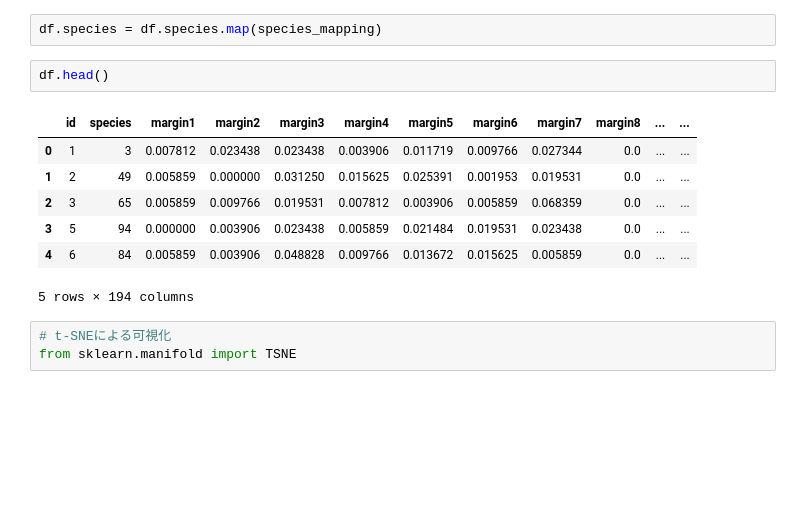
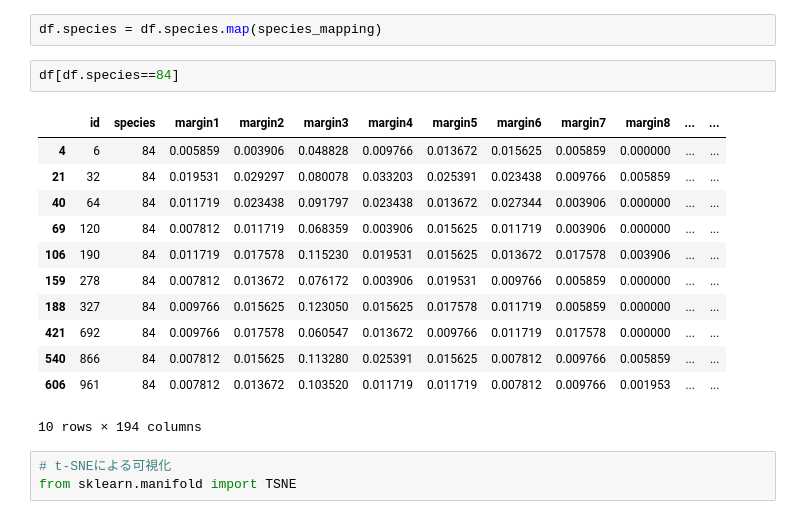
Before and after one commit to zukako0930/Leaf_Classification, a Jupyter notebook: data_check.ipynb, the cells around one changed output. Cells and saved outputs as stored; diff of their text form; blank space fills up the shorter version.

```diff
--- a/data_check.ipynb
+++ b/data_check.ipynb
@@ -71,16 +71,21 @@ plt.show()
 [figure]
 # %%
 df.species = df.species.map(species_mapping)
-# %%
-df.head()
-# %% [output]
-|  | id | species | margin1 | margin2 | margin3 | margin4 | margin5 | margin6 | margin7 | margin8 | ... | ... |
-| 0 | 1 | 3 | 0.007812 | 0.023438 | 0.023438 | 0.003906 | 0.011719 | 0.009766 | 0.027344 | 0.0 | ... | ... |
-| 1 | 2 | 49 | 0.005859 | 0.000000 | 0.031250 | 0.015625 | 0.025391 | 0.001953 | 0.019531 | 0.0 | ... | ... |
-| 2 | 3 | 65 | 0.005859 | 0.009766 | 0.019531 | 0.007812 | 0.003906 | 0.005859 | 0.068359 | 0.0 | ... | ... |
-| 3 | 5 | 94 | 0.000000 | 0.003906 | 0.023438 | 0.005859 | 0.021484 | 0.019531 | 0.023438 | 0.0 | ... | ... |
-| 4 | 6 | 84 | 0.005859 | 0.003906 | 0.048828 | 0.009766 | 0.013672 | 0.015625 | 0.005859 | 0.0 | ... | ... |
-5 rows × 194 columns
+# %%
+df[df.species==84]
+# %% [output]
+|  | id | species | margin1 | margin2 | margin3 | margin4 | margin5 | margin6 | margin7 | margin8 | ... | ... |
+| 4 | 6 | 84 | 0.005859 | 0.003906 | 0.048828 | 0.009766 | 0.013672 | 0.015625 | 0.005859 | 0.000000 | ... | ... |
+| 21 | 32 | 84 | 0.019531 | 0.029297 | 0.080078 | 0.033203 | 0.025391 | 0.023438 | 0.009766 | 0.005859 | ... | ... |
+| 40 | 64 | 84 | 0.011719 | 0.023438 | 0.091797 | 0.023438 | 0.013672 | 0.027344 | 0.003906 | 0.000000 | ... | ... |
+| 69 | 120 | 84 | 0.007812 | 0.011719 | 0.068359 | 0.003906 | 0.015625 | 0.011719 | 0.003906 | 0.000000 | ... | ... |
+| 106 | 190 | 84 | 0.011719 | 0.017578 | 0.115230 | 0.019531 | 0.015625 | 0.013672 | 0.017578 | 0.003906 | ... | ... |
+| 159 | 278 | 84 | 0.007812 | 0.013672 | 0.076172 | 0.003906 | 0.019531 | 0.009766 | 0.005859 | 0.000000 | ... | ... |
+| 188 | 327 | 84 | 0.009766 | 0.015625 | 0.123050 | 0.015625 | 0.017578 | 0.011719 | 0.005859 | 0.000000 | ... | ... |
+| 421 | 692 | 84 | 0.009766 | 0.017578 | 0.060547 | 0.013672 | 0.009766 | 0.011719 | 0.017578 | 0.000000 | ... | ... |
+| 540 | 866 | 84 | 0.007812 | 0.015625 | 0.113280 | 0.025391 | 0.015625 | 0.007812 | 0.009766 | 0.005859 | ... | ... |
+| 606 | 961 | 84 | 0.007812 | 0.013672 | 0.103520 | 0.011719 | 0.011719 | 0.007812 | 0.009766 | 0.001953 | ... | ... |
+10 rows × 194 columns
 # %%
 # t-SNEによる可視化
 from sklearn.manifold import TSNE
```
Also changed, not shown: parts of 1 cell of this notebook, 2 other files.
